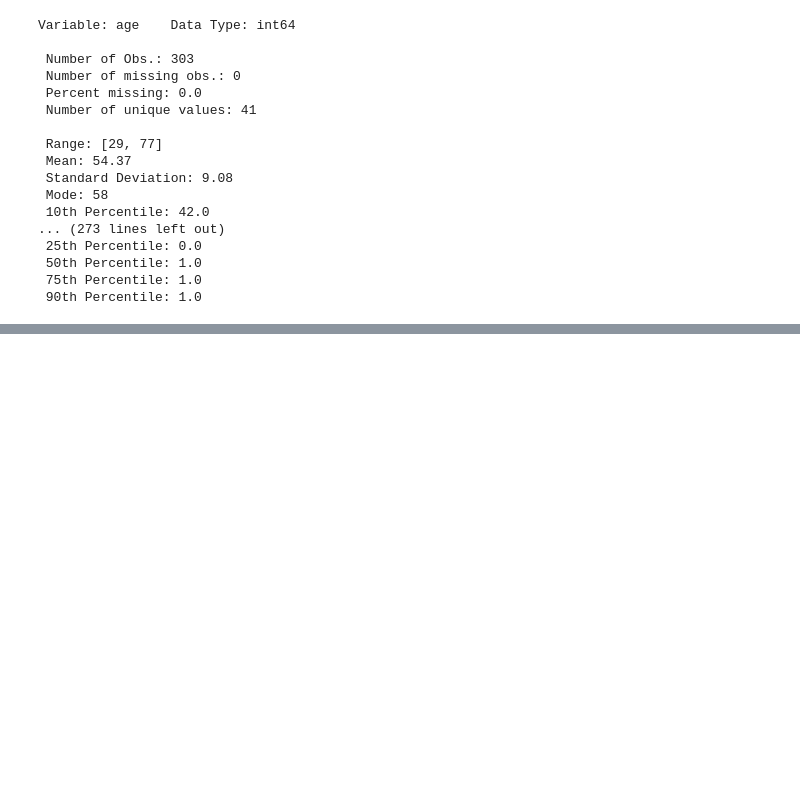
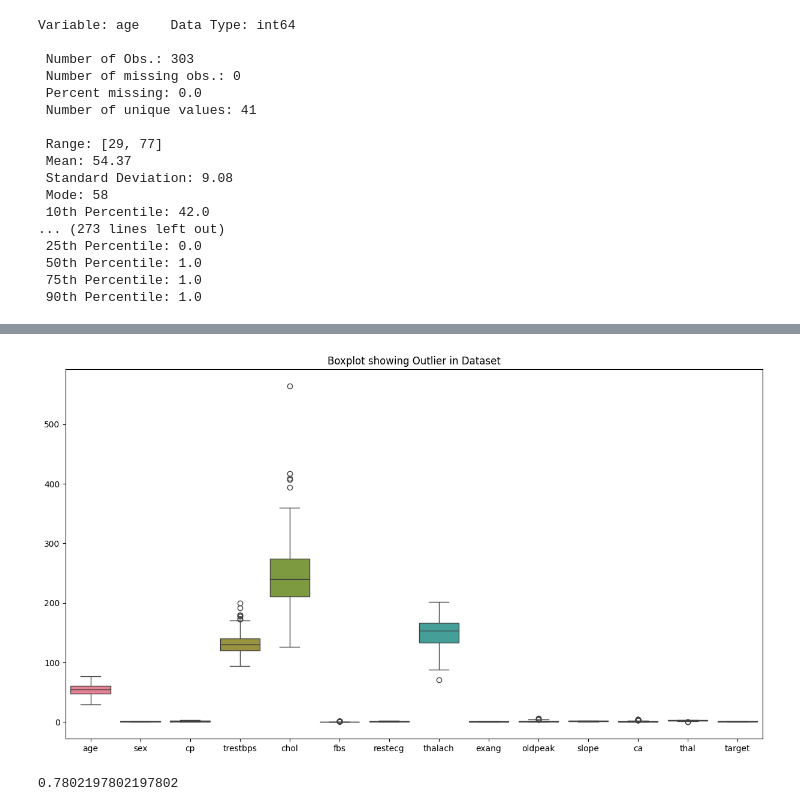
Before and after one commit to shivamsingh-itds/Heartdisease_predictionmodel, a Jupyter notebook: notebook/Experiments/model.ipynb, the cells around one changed output, grey strips where cells are left out. Cells and saved outputs as stored; diff of their text form; code cells hidden in the pictures; blank space fills up the shorter version.

```diff
--- a/notebook/Experiments/model.ipynb
+++ b/notebook/Experiments/model.ipynb
@@ -175,0 +188,7 @@ Variable: age    Data Type: int64
+# %%
+plt.figure(figsize= (15,8))
+sns.boxplot(df[numerical_col])
+plt.title("Boxplot showing Outlier in Dataset")
+plt.show()
+# %% [output]
+[figure, added]
@@ -175,0 +207,8 @@ Variable: age    Data Type: int64
+# %%
+sc = SVC().fit(X_train,y_train)
+y_pred = sc.predict(X_test)
+
+accuracy_score(y_test,y_pred)
+# print(sc.feature_importance_)
+# %% [output]
+0.7802197802197802
```
Also changed, not shown: parts of 7 cells of this notebook.
